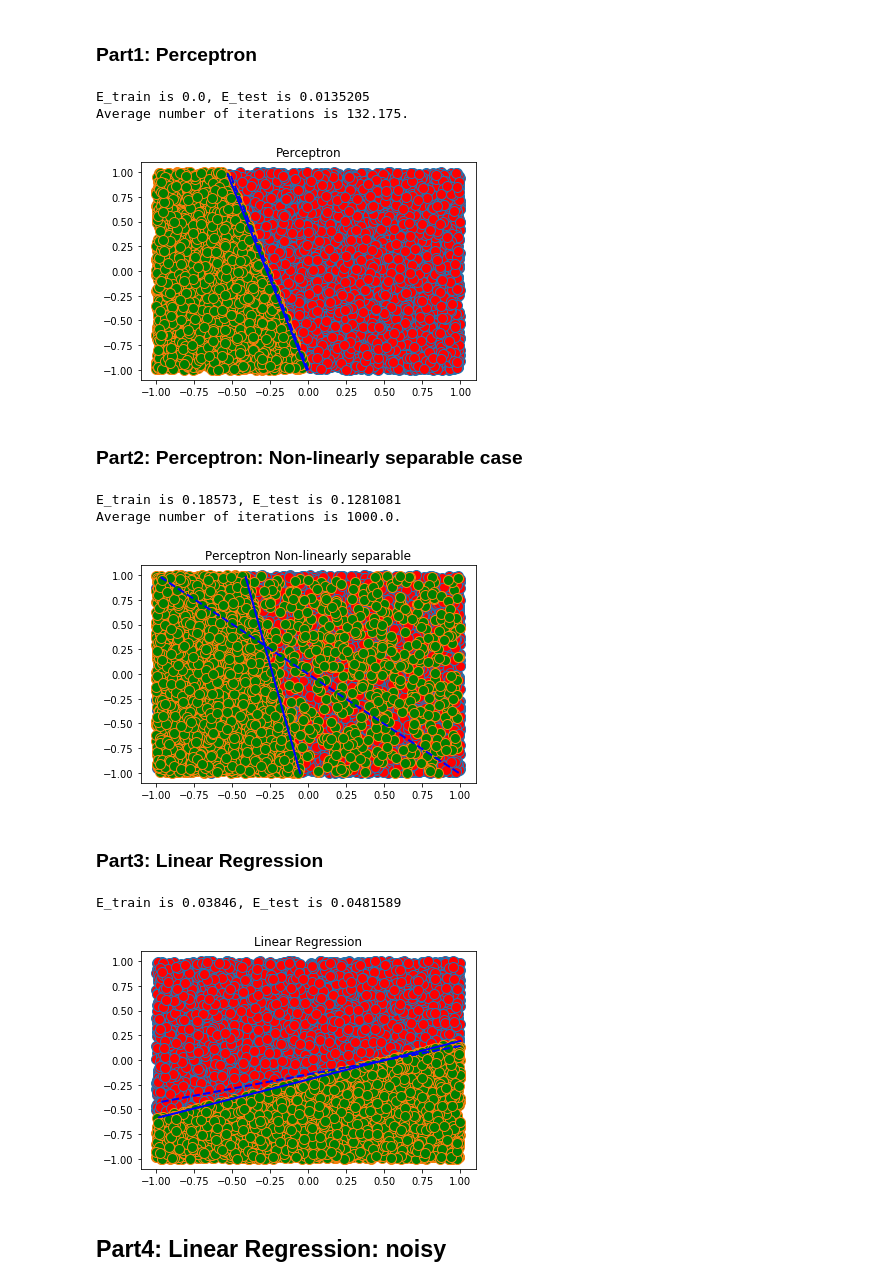
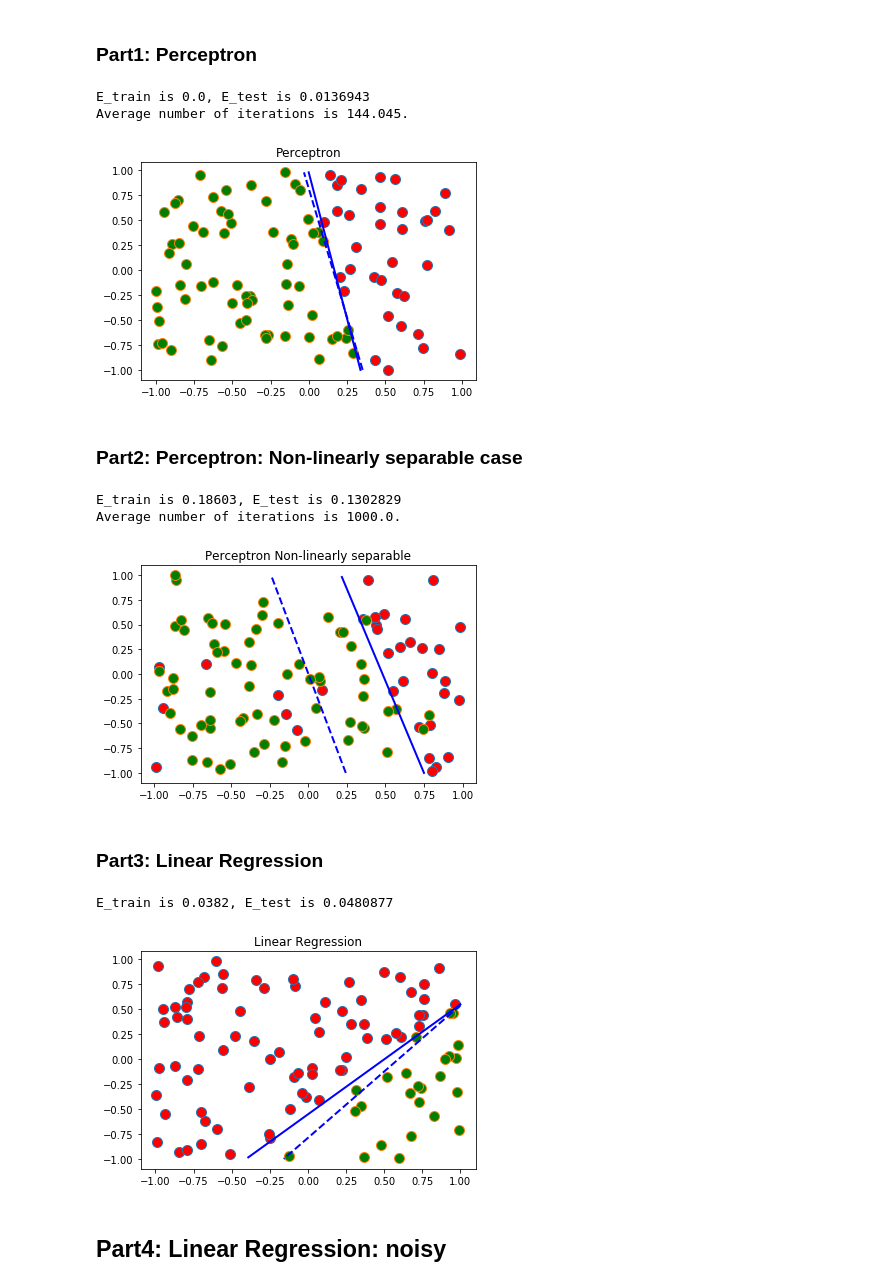
Before and after one commit to jessiepyx/DataMining, a Jupyter notebook: hw2/linear-models/run.ipynb, the cells around one changed output. Cells and saved outputs as stored; diff of their text form; code cells hidden in the pictures.

```diff
--- a/hw2/linear-models/run.ipynb
+++ b/hw2/linear-models/run.ipynb
@@ -63,11 +63,11 @@ avgIter = iter_sum / nRep
 
 print('E_train is {}, E_test is {}'.format(E_train, E_test))
 print('Average number of iterations is {}.'.format(avgIter))
-plotdata(X, y, w_f, w_g, 'Perceptron')
+plotdata(X_train, y_train, w_f, w_g, 'Perceptron')
 # %% [output]
-E_train is 0.0, E_test is 0.0135205
-Average number of iterations is 132.175.
+E_train is 0.0, E_test is 0.0136943
+Average number of iterations is 144.045.
-[figure, old version]
+[figure, new version]
 # %% [markdown]
 ### Part2: Perceptron: Non-linearly separable case
 # %%
@@ -82,36 +82,36 @@ for i in range(nRep):
     X, y, w_f = mkdata(nTrain + nTest, 'noisy')
     X_train = X[:, :nTrain]
     X_test = X[:, nTrain:]
     y_train = y[:, :nTrain]
 
     # Testing samples don't contain noise!
     y_test = np.sign(np.matmul(w_f.T, np.vstack((np.ones((1, X_test.shape[1])), X_test))))
 
     # Train
     w_g, iters = perceptron(X_train, y_train)
     preds_train = np.sign(np.matmul(w_g.T, np.vstack((np.ones((1, X_train.shape[1])), X_train))))
 
     # Test
     preds_test = np.sign(np.matmul(w_g.T, np.vstack((np.ones((1, X_test.shape[1])), X_test))))
 
     # Compute training, testing error
     mistake_train += sum(1 for k in range(nTrain) if preds_train[0, k] != y_train[0, k])
     mistake_test += sum(1 for k in range(nTest) if preds_test[0, k] != y_test[0, k])
 
     # Sum up number of iterations
     iter_sum += iters
 
 E_train = mistake_train / (nRep * nTrain)
 E_test = mistake_test / (nRep * nTest)
 avgIter = iter_sum / nRep
 
 print('E_train is {}, E_test is {}'.format(E_train, E_test))
 print('Average number of iterations is {}.'.format(avgIter))
-plotdata(X, y, w_f, w_g, 'Perceptron Non-linearly separable')
+plotdata(X_train, y_train, w_f, w_g, 'Perceptron Non-linearly separable')
 # %% [output]
-E_train is 0.18573, E_test is 0.1281081
+E_train is 0.18603, E_test is 0.1302829
 Average number of iterations is 1000.0.
-[figure, old version]
+[figure, new version]
 # %% [markdown]
 ### Part3: Linear Regression
 # %%
@@ -146,10 +146,10 @@ E_test = mistake_test / (nRep * nTest)
 
 print('E_train is {}, E_test is {}'.format(E_train, E_test))
 
-plotdata(X, y, w_f, w_g, 'Linear Regression');
+plotdata(X_train, y_train, w_f, w_g, 'Linear Regression');
 # %% [output]
-E_train is 0.03846, E_test is 0.0481589
+E_train is 0.0382, E_test is 0.0480877
-[figure, old version]
+[figure, new version]
 # %% [markdown]
 ## Part4: Linear Regression: noisy
 # %%
```
Also changed, not shown: parts of 7 cells of this notebook, 11 other files.
